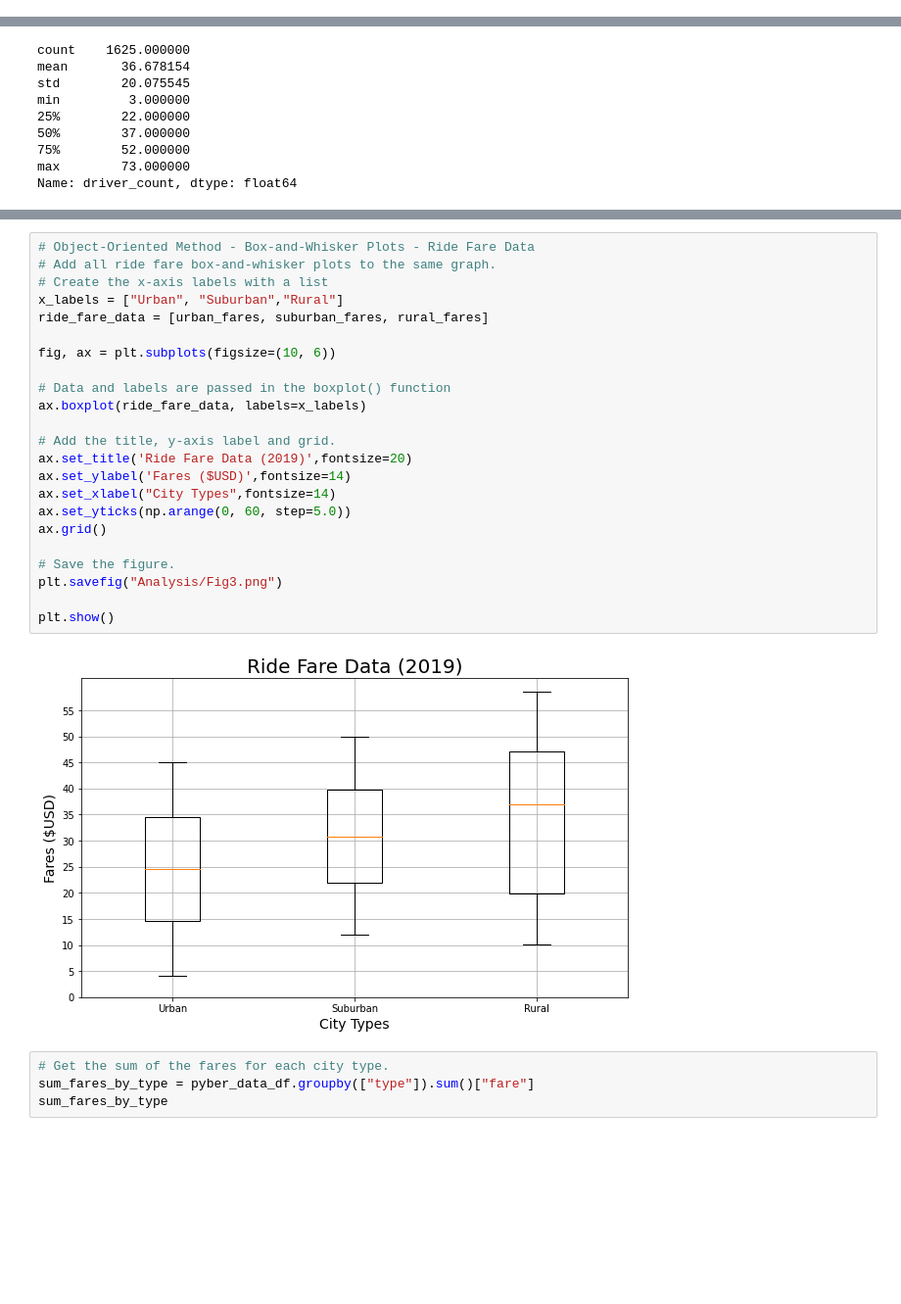
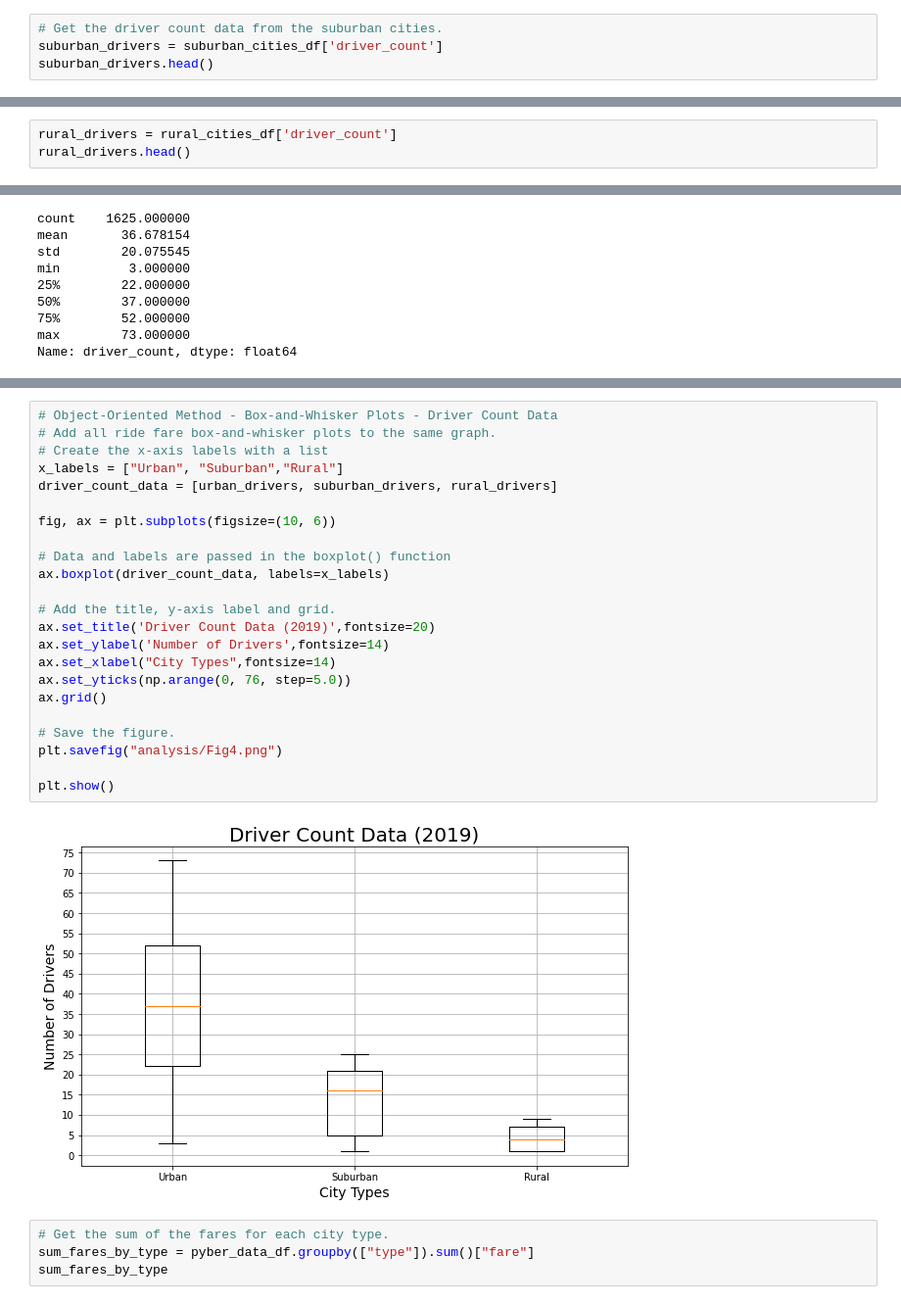
Before and after one commit to abramscris/PyBer_Analysis, a Jupyter notebook: Module.ipynb, the cells around one changed output, grey strips where cells are left out. Shown at 98% size. Drawn from its saved outputs; the diff is of its cells as text; blank space fills up the shorter version.

```diff
--- a/Module.ipynb
+++ b/Module.ipynb
@@ -672,0 +698,4 @@ Name: fare, dtype: float64
+# %%
+# Get the driver count data from the suburban cities.
+suburban_drivers = suburban_cities_df['driver_count']
+suburban_drivers.head()
@@ -672,0 +709,3 @@ Name: fare, dtype: float64
+# %%
+rural_drivers = rural_cities_df['driver_count']
+rural_drivers.head()
@@ -698,28 +796,28 @@ Name: driver_count, dtype: float64
 # %%
-# Object-Oriented Method - Box-and-Whisker Plots - Ride Fare Data
+# Object-Oriented Method - Box-and-Whisker Plots - Driver Count Data
 # Add all ride fare box-and-whisker plots to the same graph.
 # Create the x-axis labels with a list
 x_labels = ["Urban", "Suburban","Rural"]
-ride_fare_data = [urban_fares, suburban_fares, rural_fares]
+driver_count_data = [urban_drivers, suburban_drivers, rural_drivers]
 
 fig, ax = plt.subplots(figsize=(10, 6))
 
 # Data and labels are passed in the boxplot() function
-ax.boxplot(ride_fare_data, labels=x_labels)
+ax.boxplot(driver_count_data, labels=x_labels)
 
 # Add the title, y-axis label and grid.
-ax.set_title('Ride Fare Data (2019)',fontsize=20)
-ax.set_ylabel('Fares ($USD)',fontsize=14)
+ax.set_title('Driver Count Data (2019)',fontsize=20)
+ax.set_ylabel('Number of Drivers',fontsize=14)
 ax.set_xlabel("City Types",fontsize=14)
-ax.set_yticks(np.arange(0, 60, step=5.0))
+ax.set_yticks(np.arange(0, 76, step=5.0))
 ax.grid()
 
 # Save the figure.
-plt.savefig("Analysis/Fig3.png")
+plt.savefig("analysis/Fig4.png")
 
 plt.show()
 # %% [output]
-[figure, old version]
+[figure, new version]
 # %%
 # Get the sum of the fares for each city type.
 sum_fares_by_type = pyber_data_df.groupby(["type"]).sum()["fare"]
```
Also changed, not shown: parts of 5 cells of this notebook, 1 other file.
